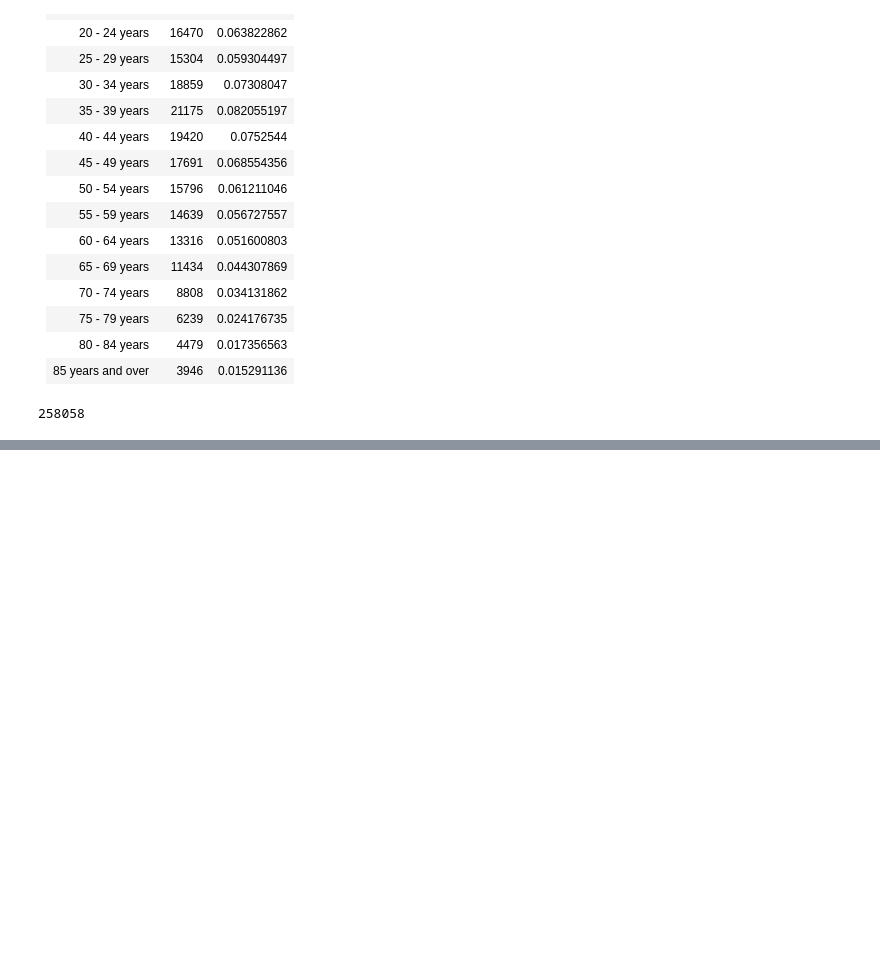
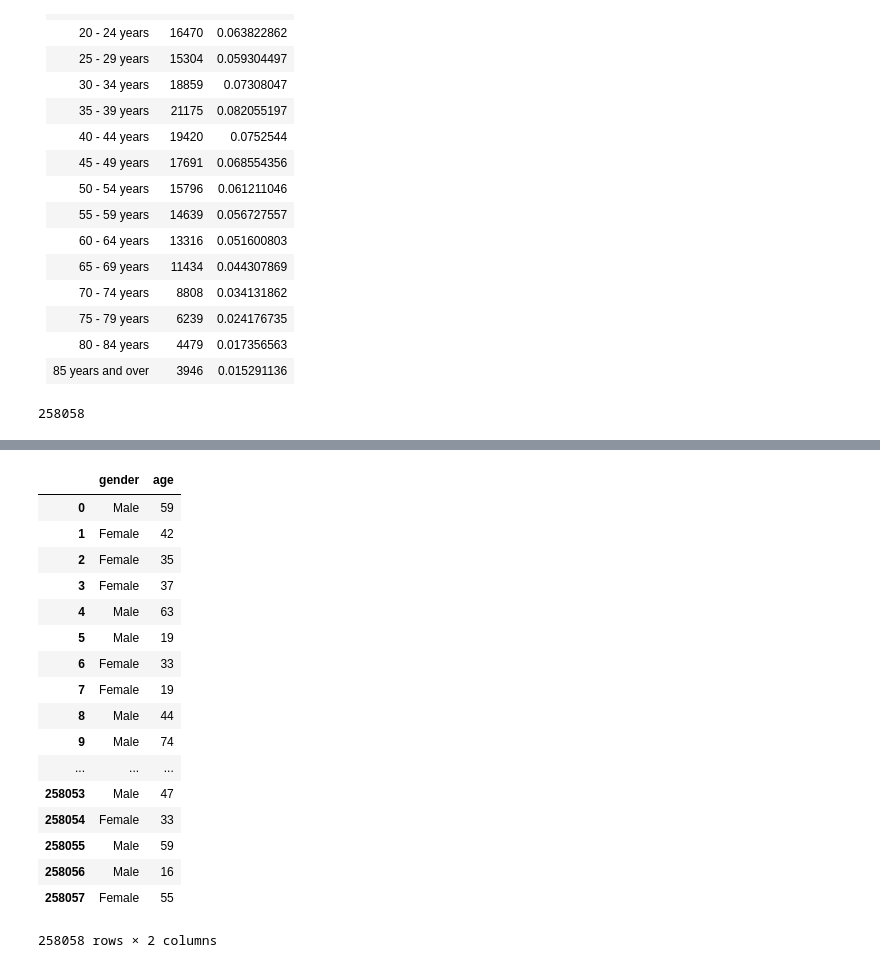
Before and after one commit to Vitalismirnov/ProgrammingDA_Project, a Jupyter notebook: ProgDA_Project_VSmirnovs.ipynb, the cells around one changed output, grey strips where cells are left out. Drawn from its saved outputs; the diff is of its cells as text; code cells hidden in the pictures; blank space fills up the shorter version.

```diff
--- a/ProgDA_Project_VSmirnovs.ipynb
+++ b/ProgDA_Project_VSmirnovs.ipynb
@@ -133,0 +159,26 @@ The figure, mentioned in the quated paragraph confirms:
+# %%
+a=['single', 'married', 'divorced', 'widowed']
+b=[1.00000, 0.00000, 0.00000, 0.00000]
+for value in ((df['gender']=='Male') & (age == 0)):
+    if value:
+        df['marital']=np.random.choice(a, p=b)
+df
+# %% [output]
+|  | gender | age |
+| 0 | Male | 59 |
+| 1 | Female | 42 |
+| 2 | Female | 35 |
+| 3 | Female | 37 |
+| 4 | Male | 63 |
+| 5 | Male | 19 |
+| 6 | Female | 33 |
+| 7 | Female | 19 |
+| 8 | Male | 44 |
+| 9 | Male | 74 |
+| ... | ... | ... |
+| 258053 | Male | 47 |
+| 258054 | Female | 33 |
+| 258055 | Male | 59 |
+| 258056 | Male | 16 |
+| 258057 | Female | 55 |
+258058 rows × 2 columns
```
Also changed, not shown: parts of 10 cells of this notebook.
